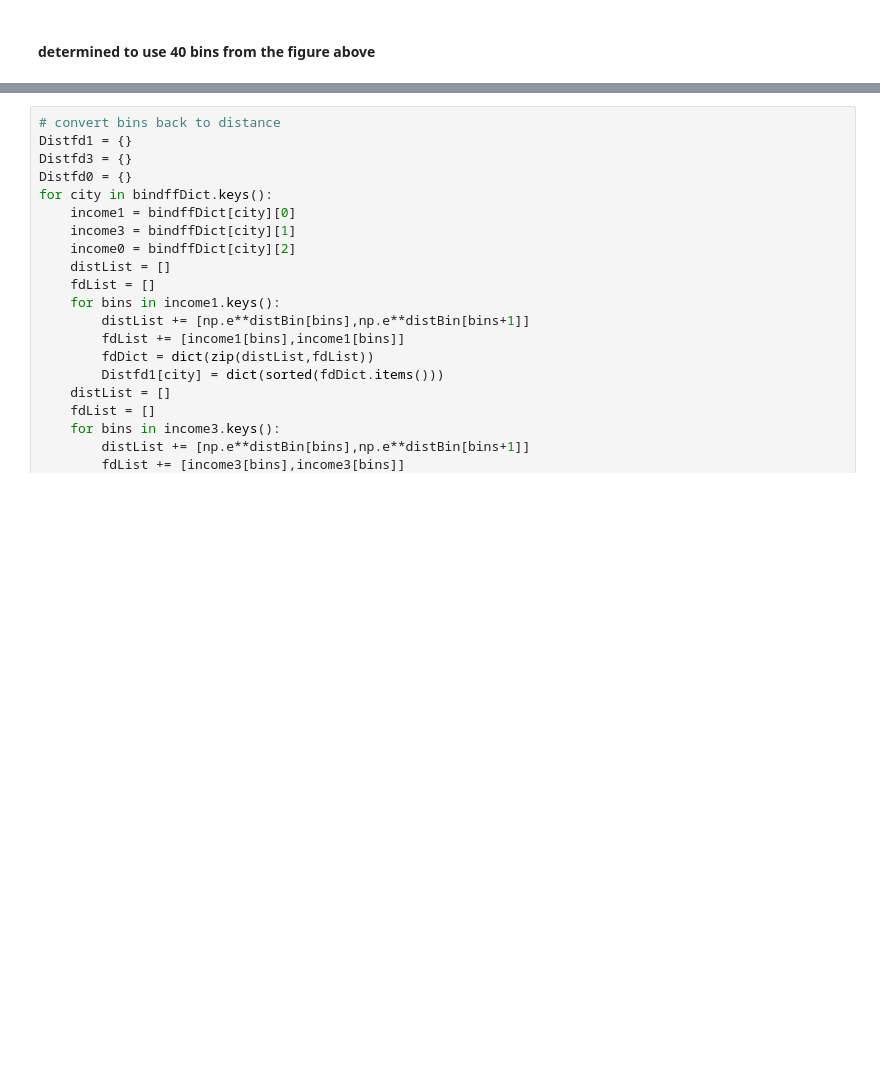
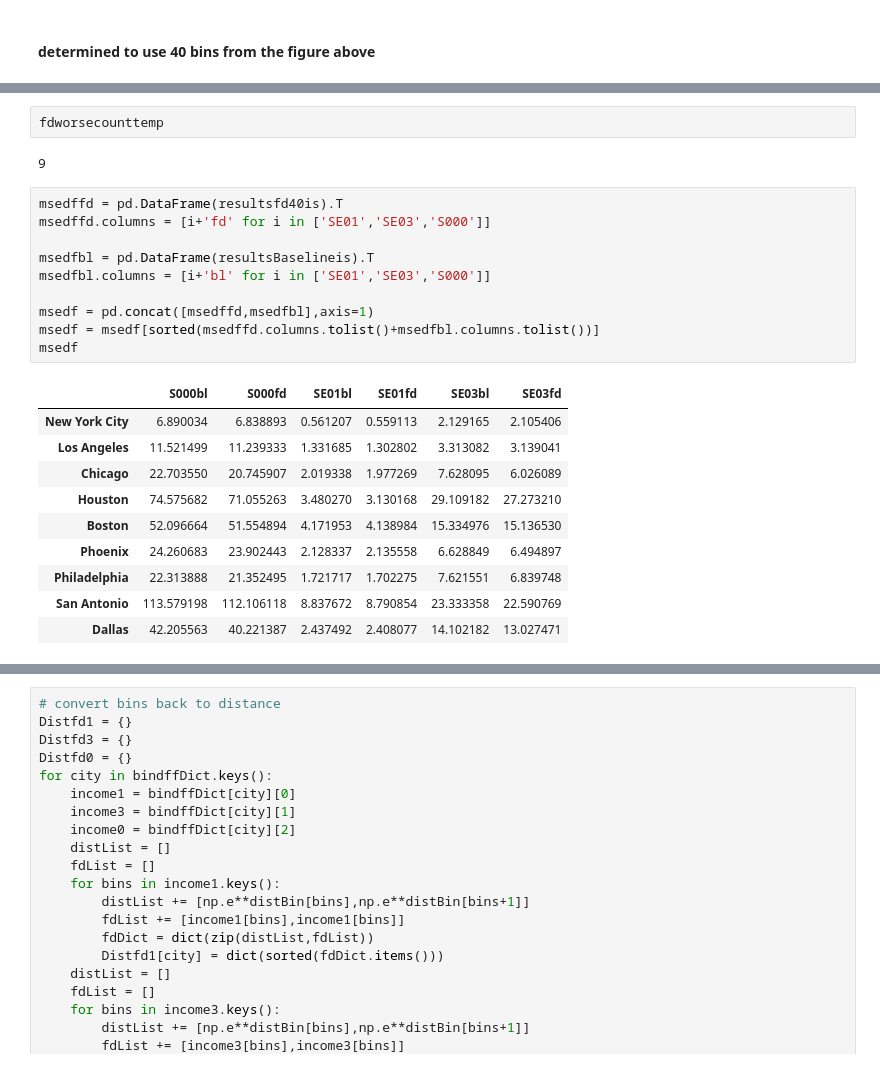
Before and after one commit to yuribogomolov/sttn, a Jupyter notebook: notebooks/f(d)_gravity_model.ipynb, the cells around one changed output, grey strips where cells are left out. Drawn from its saved outputs; the diff is of its cells as text; blank space fills up the shorter version.

```diff
--- a/notebooks/f(d)_gravity_model.ipynb
+++ b/notebooks/f(d)_gravity_model.ipynb
@@ -282,0 +398,25 @@ S000 2.9774958731905973e-06
+# %%
+fdworsecounttemp
+# %% [output]
+9
+# %%
+msedffd = pd.DataFrame(resultsfd40is).T
+msedffd.columns = [i+'fd' for i in ['SE01','SE03','S000']]
+
+msedfbl = pd.DataFrame(resultsBaselineis).T
+msedfbl.columns = [i+'bl' for i in ['SE01','SE03','S000']]
+
+msedf = pd.concat([msedffd,msedfbl],axis=1)
+msedf = msedf[sorted(msedffd.columns.tolist()+msedfbl.columns.tolist())]
+msedf
+# %% [output]
+|  | S000bl | S000fd | SE01bl | SE01fd | SE03bl | SE03fd |
+| New York City | 6.890034 | 6.838893 | 0.561207 | 0.559113 | 2.129165 | 2.105406 |
+| Los Angeles | 11.521499 | 11.239333 | 1.331685 | 1.302802 | 3.313082 | 3.139041 |
+| Chicago | 22.703550 | 20.745907 | 2.019338 | 1.977269 | 7.628095 | 6.026089 |
+| Houston | 74.575682 | 71.055263 | 3.480270 | 3.130168 | 29.109182 | 27.273210 |
+| Boston | 52.096664 | 51.554894 | 4.171953 | 4.138984 | 15.334976 | 15.136530 |
+| Phoenix | 24.260683 | 23.902443 | 2.128337 | 2.135558 | 6.628849 | 6.494897 |
+| Philadelphia | 22.313888 | 21.352495 | 1.721717 | 1.702275 | 7.621551 | 6.839748 |
+| San Antonio | 113.579198 | 112.106118 | 8.837672 | 8.790854 | 23.333358 | 22.590769 |
+| Dallas | 42.205563 | 40.221387 | 2.437492 | 2.408077 | 14.102182 | 13.027471 |
```
Also changed, not shown: parts of 14 cells of this notebook, 2 other files.
